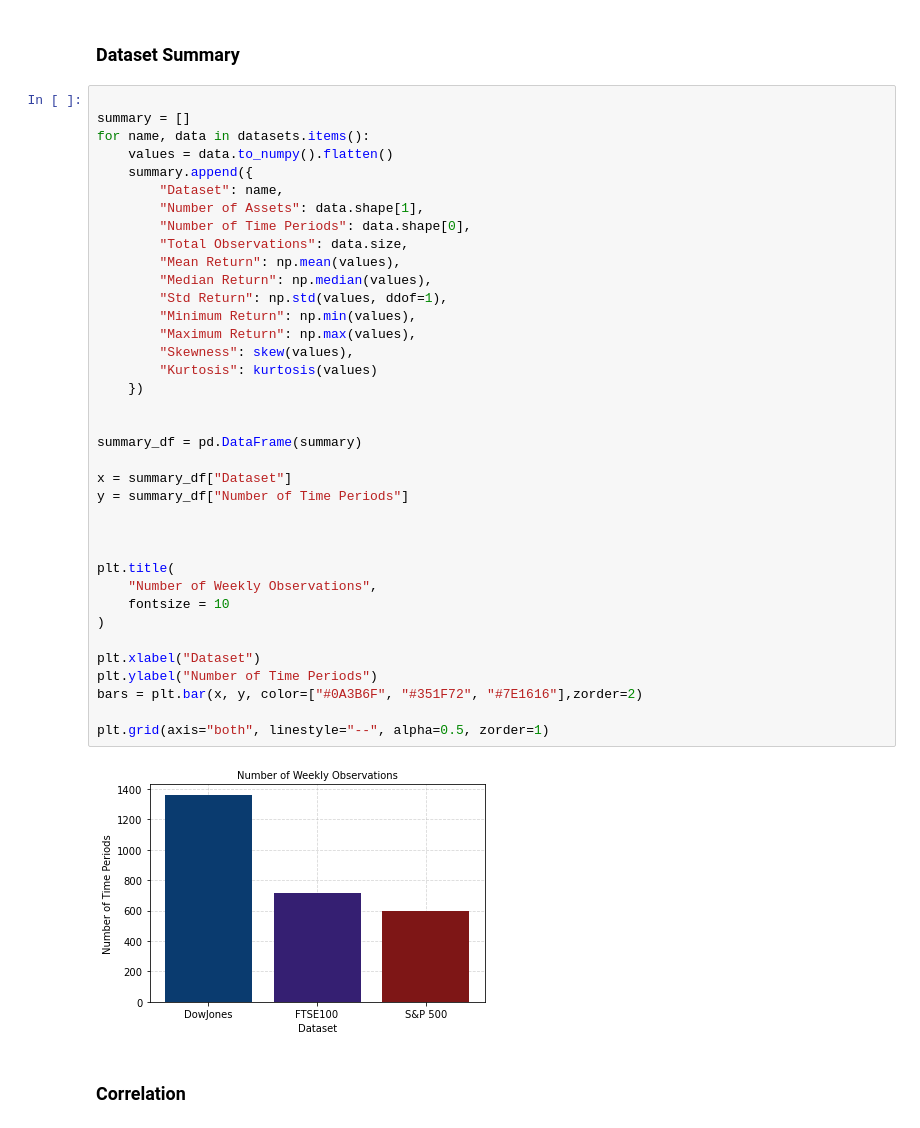
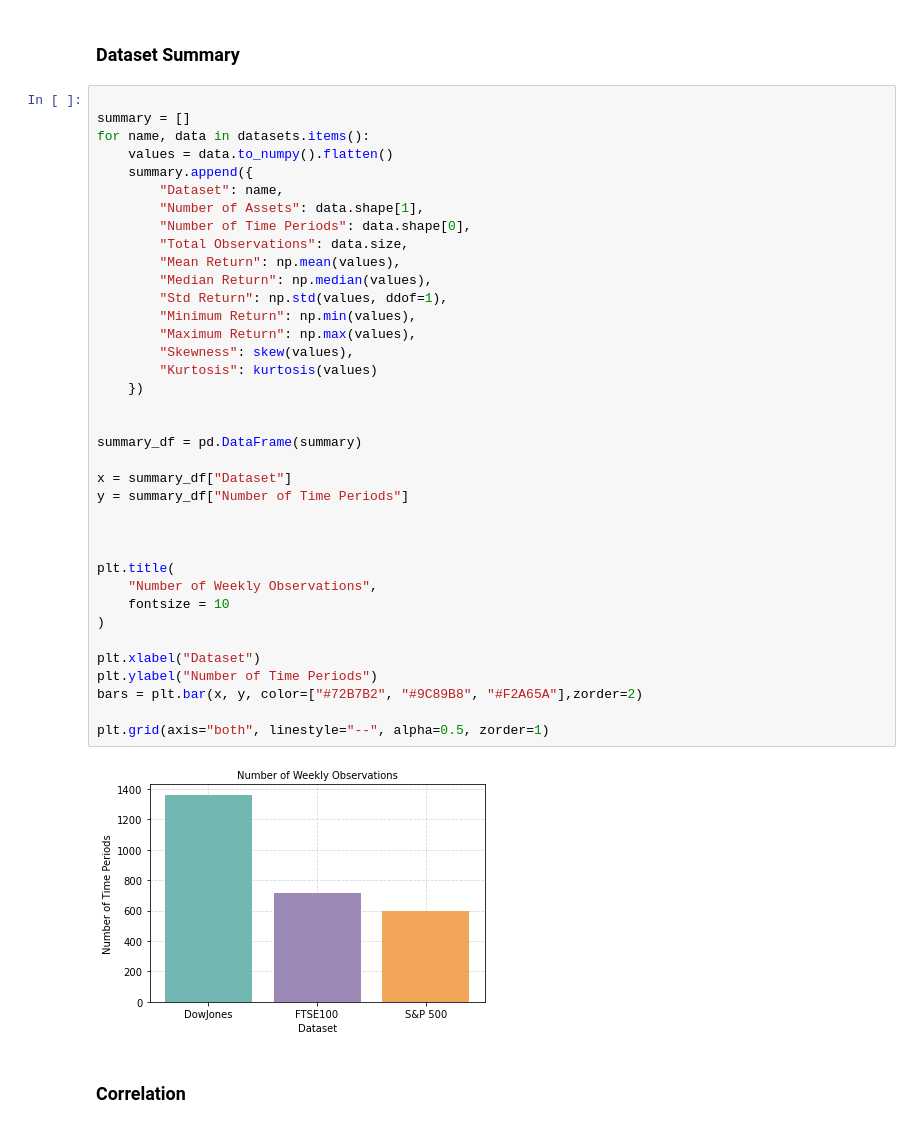
Before and after one commit to therealgardens/Optimization_for_Data_Science-Portfolio_optimization_using_FW_method, a Jupyter notebook: Main_file.ipynb, the cells around one changed output. Drawn from its saved outputs; the diff is of its cells as text.

Commit message:
more graph

```diff
--- a/Main_file.ipynb
+++ b/Main_file.ipynb
@@ -114,35 +114,35 @@ for name, data in datasets.items():
         "Number of Assets": data.shape[1],
         "Number of Time Periods": data.shape[0],
         "Total Observations": data.size,
         "Mean Return": np.mean(values),
         "Median Return": np.median(values),
         "Std Return": np.std(values, ddof=1),
         "Minimum Return": np.min(values),
         "Maximum Return": np.max(values),
         "Skewness": skew(values),
         "Kurtosis": kurtosis(values)
     })
 
 
 summary_df = pd.DataFrame(summary)
 
 x = summary_df["Dataset"]
 y = summary_df["Number of Time Periods"]
 
 
 
 plt.title(
     "Number of Weekly Observations",
     fontsize = 10
 )
 
 plt.xlabel("Dataset")
 plt.ylabel("Number of Time Periods")
-bars = plt.bar(x, y, color=["#0A3B6F", "#351F72", "#7E1616"],zorder=2)
+bars = plt.bar(x, y, color=["#72B7B2", "#9C89B8", "#F2A65A"],zorder=2)
 
 plt.grid(axis="both", linestyle="--", alpha=0.5, zorder=1)
 # %% [output]
-[figure, old version]
+[figure, new version]
 # %% [markdown]
 ### Correlation
 # %%
```
Also changed, not shown: parts of 4 cells of this notebook.
